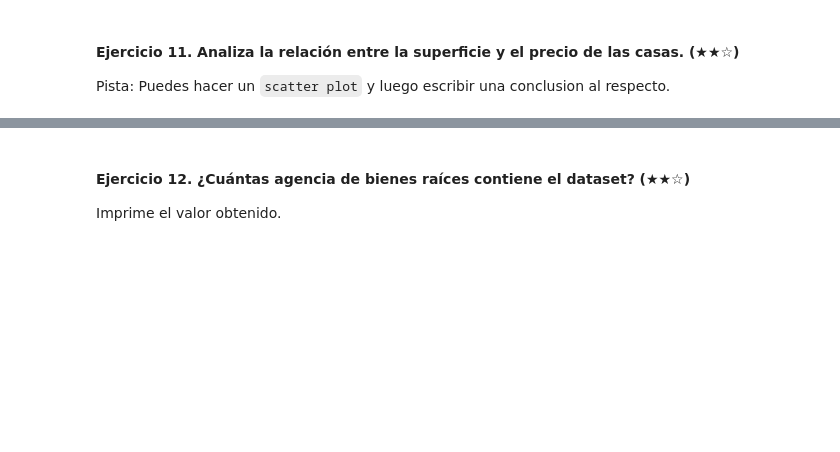
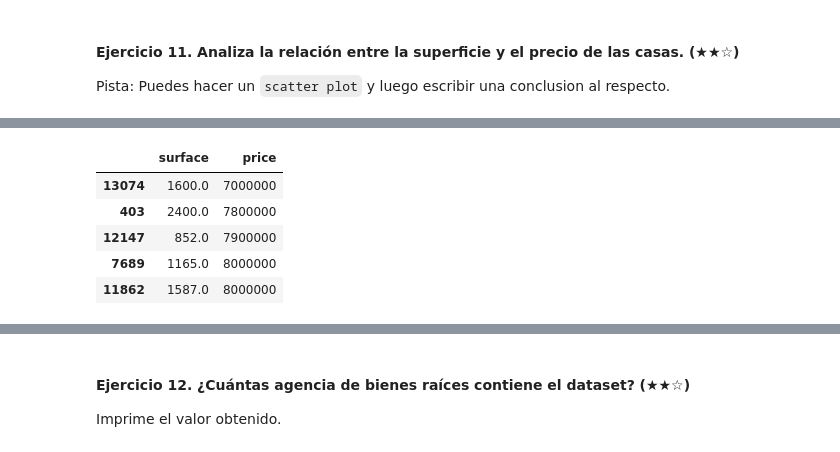
Before and after one commit to 4GeeksAcademy/ProyectoPreWork_PR, a Jupyter notebook: project.es.ipynb, the cells around one changed output, grey strips where cells are left out. Saved outputs shown, nothing was run; the diff lists cells and outputs as text; code cells hidden in the pictures; blank space fills up the shorter version.

```diff
--- a/project.es.ipynb
+++ b/project.es.ipynb
@@ -244 +287,10 @@ print(data_m2.sort_values('price'))
+# %%
+data_m2.sort_values('price').tail()  #Propiedades mas costosas
+# %% [output]
+|  | surface | price |
+| 13074 | 1600.0 | 7000000 |
+| 403 | 2400.0 | 7800000 |
+| 12147 | 852.0 | 7900000 |
+| 7689 | 1165.0 | 8000000 |
+| 11862 | 1587.0 | 8000000 |
 # %%
```
Also changed, not shown: parts of 12 cells of this notebook.
